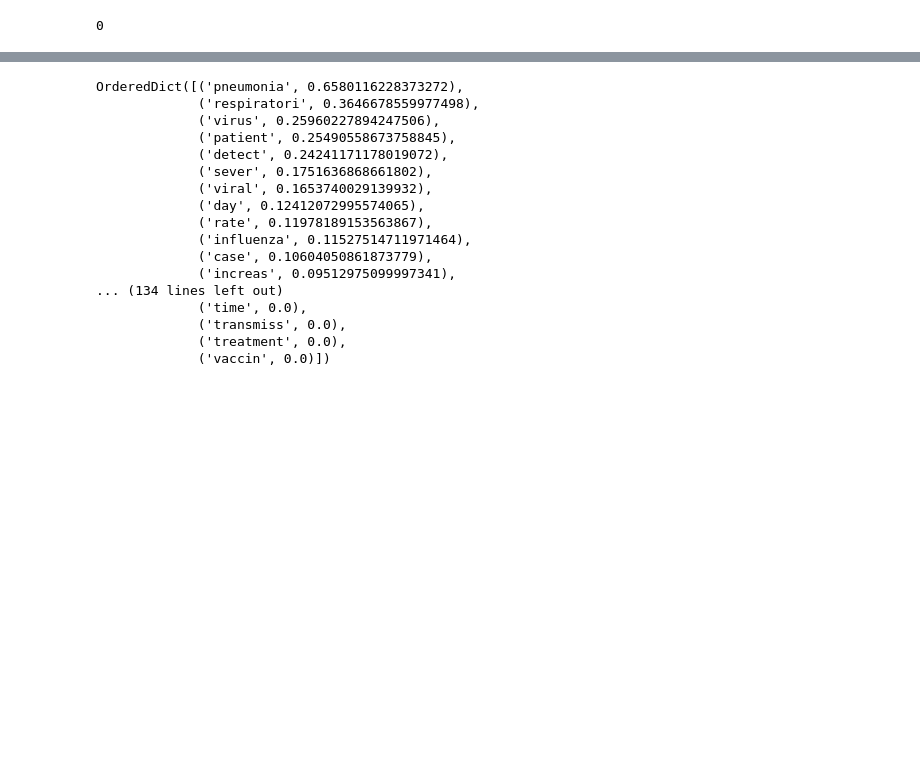
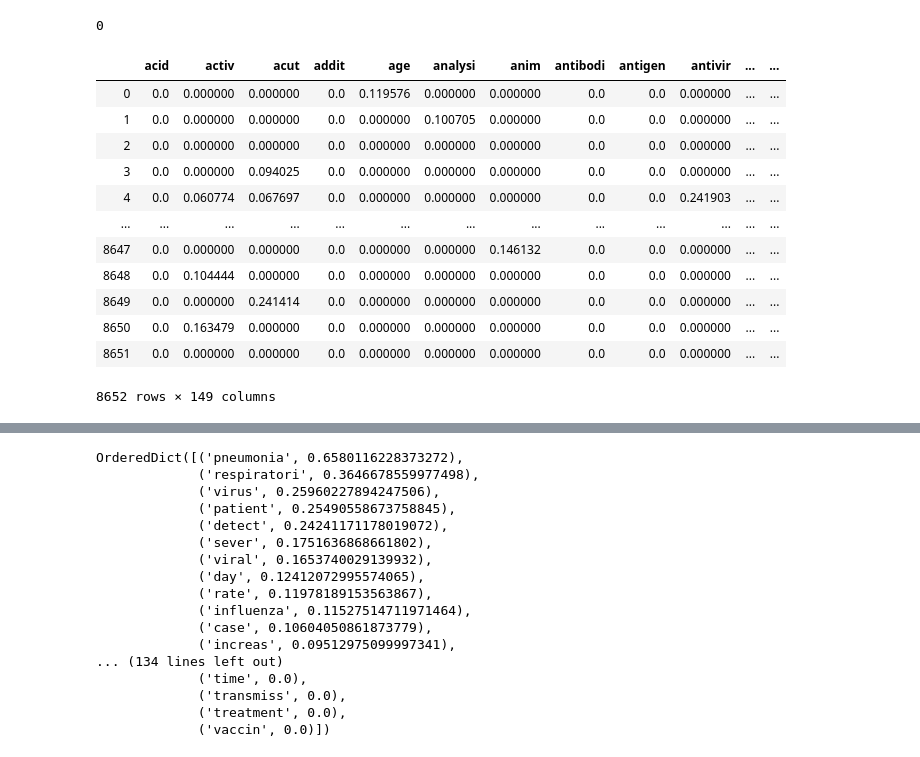
Before and after one commit to jay-feng/CORD-project, a Jupyter notebook: COVID-19 Research Papers K-Means Clustering.ipynb, the cells around one changed output, grey strips where cells are left out. Drawn from its saved outputs; the diff is of its cells as text; code cells hidden in the pictures; blank space fills up the shorter version.

```diff
--- a/COVID-19 Research Papers K-Means Clustering.ipynb
+++ b/COVID-19 Research Papers K-Means Clustering.ipynb
@@ -129,3 +129,19 @@ feature_names = vectorizer.get_feature_names()
 dense = vectors.todense()
 denselist = dense.tolist()
 df = pd.DataFrame(denselist, columns=feature_names)
+# %%
+df.drop(["abstract"], axis=1)
+# %% [output]
+|  | acid | activ | acut | addit | age | analysi | anim | antibodi | antigen | antivir | ... | ... |
+| 0 | 0.0 | 0.000000 | 0.000000 | 0.0 | 0.119576 | 0.000000 | 0.000000 | 0.0 | 0.0 | 0.000000 | ... | ... |
+| 1 | 0.0 | 0.000000 | 0.000000 | 0.0 | 0.000000 | 0.100705 | 0.000000 | 0.0 | 0.0 | 0.000000 | ... | ... |
+| 2 | 0.0 | 0.000000 | 0.000000 | 0.0 | 0.000000 | 0.000000 | 0.000000 | 0.0 | 0.0 | 0.000000 | ... | ... |
+| 3 | 0.0 | 0.000000 | 0.094025 | 0.0 | 0.000000 | 0.000000 | 0.000000 | 0.0 | 0.0 | 0.000000 | ... | ... |
+| 4 | 0.0 | 0.060774 | 0.067697 | 0.0 | 0.000000 | 0.000000 | 0.000000 | 0.0 | 0.0 | 0.241903 | ... | ... |
+| ... | ... | ... | ... | ... | ... | ... | ... | ... | ... | ... | ... | ... |
+| 8647 | 0.0 | 0.000000 | 0.000000 | 0.0 | 0.000000 | 0.000000 | 0.146132 | 0.0 | 0.0 | 0.000000 | ... | ... |
+| 8648 | 0.0 | 0.104444 | 0.000000 | 0.0 | 0.000000 | 0.000000 | 0.000000 | 0.0 | 0.0 | 0.000000 | ... | ... |
+| 8649 | 0.0 | 0.000000 | 0.241414 | 0.0 | 0.000000 | 0.000000 | 0.000000 | 0.0 | 0.0 | 0.000000 | ... | ... |
+| 8650 | 0.0 | 0.163479 | 0.000000 | 0.0 | 0.000000 | 0.000000 | 0.000000 | 0.0 | 0.0 | 0.000000 | ... | ... |
+| 8651 | 0.0 | 0.000000 | 0.000000 | 0.0 | 0.000000 | 0.000000 | 0.000000 | 0.0 | 0.0 | 0.000000 | ... | ... |
+8652 rows × 149 columns
```
Also changed, not shown: parts of 6 cells of this notebook.
